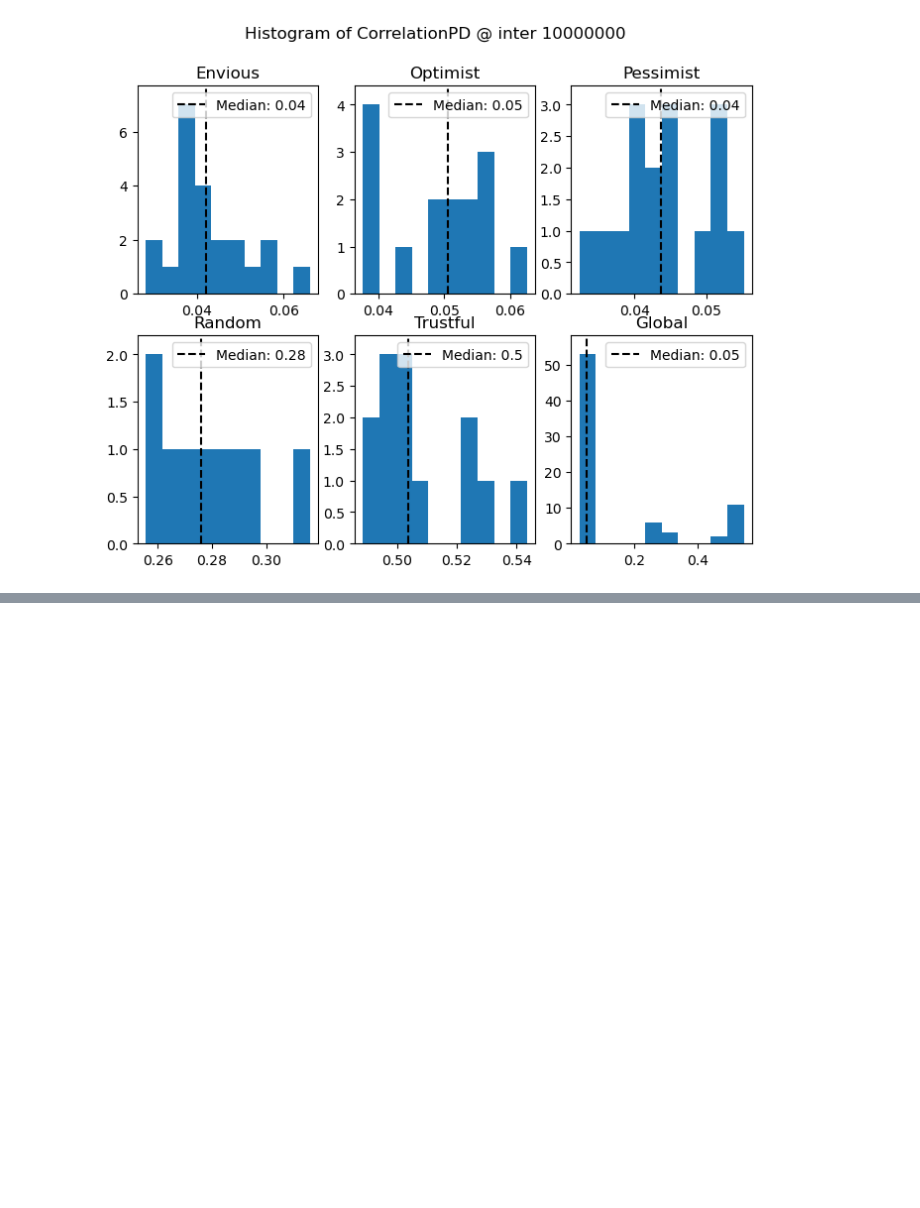
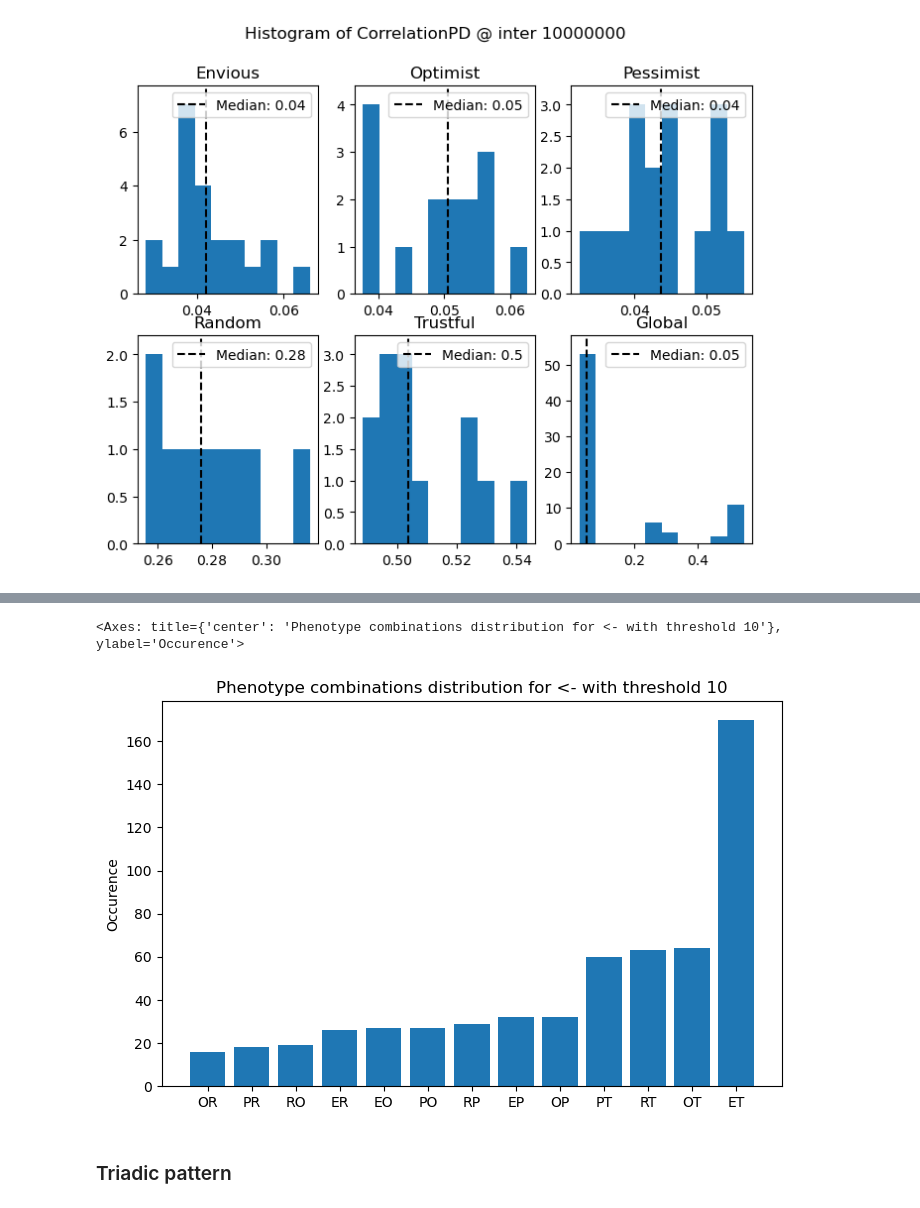
Before and after one commit to yuxuama/reinforcing_learning_social, a Jupyter notebook: notebook/last_analysis.ipynb, the cells around one changed output, grey strips where cells are left out. Cells and saved outputs as stored; diff of their text form; code cells hidden in the pictures; blank space fills up the shorter version.

```diff
--- a/notebook/last_analysis.ipynb
+++ b/notebook/last_analysis.ipynb
@@ -60,0 +73,9 @@ plt.show()
+# %%
+link_phenotype_combination = measure_diadic_pattern_combination(adj_matrices["link"], phenotype_table, niter)
+# %%
+plot_phenotype_combination_per_link("<-", link_phenotype_combination, th=10)
+# %% [output]
+<Axes: title={'center': 'Phenotype combinations distribution for <- with threshold 10'}, ylabel='Occurence'>
+[figure, added]
+# %% [markdown]
+### Triadic pattern
```
Also changed, not shown: parts of 8 cells of this notebook, 34 other files.
